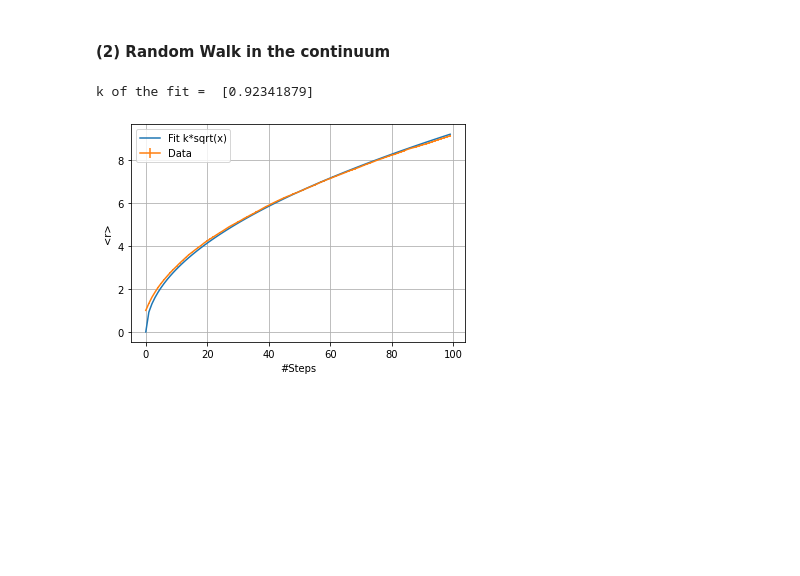
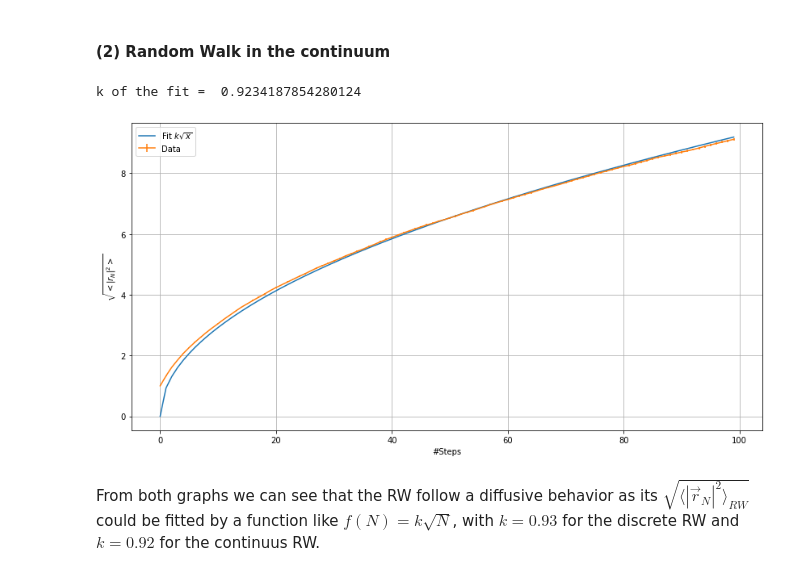
Before and after one commit to mattbona/numerical-simulation-laboratory, a Jupyter notebook: NSL-02/notebook/LSN_Exercises_02.ipynb, the cells around one changed output. Cells and saved outputs as stored; diff of their text form; code cells hidden in the pictures; blank space fills up the shorter version.

```diff
--- a/NSL-02/notebook/LSN_Exercises_02.ipynb
+++ b/NSL-02/notebook/LSN_Exercises_02.ipynb
@@ -112,22 +115,25 @@ k of the fit =  [0.92412053]
 # %% [markdown]
 #### (2) Random Walk in the continuum
 # %%
-prog_distance = np.loadtxt("../data/EX02_2(2).dat", usecols=0)
-distance_error = np.loadtxt("../data/EX02_2(2).dat", usecols=1)
+prog_distance = np.loadtxt("../results/EX02_2(2).dat", usecols=0)
+distance_error = np.loadtxt("../results/EX02_2(2).dat", usecols=1)
 N = prog_distance.size # Number of steps
 steps_number = np.arange(0,N)
 
 params, params_covariance = optimize.curve_fit(test_func, steps_number, prog_distance)
-print("k of the fit = ", params)
+print("k of the fit = ", params[0])
 
-plt.plot(steps_number, test_func(steps_number, params), label="Fit k*sqrt(x)")
+plt.figure(figsize=(14,7))
+plt.plot(steps_number, test_func(steps_number, params), label="Fit $k\sqrt{x}$")
 plt.errorbar(steps_number, prog_distance, yerr=distance_error, label="Data")
 plt.legend(loc="upper left")
 
 plt.xlabel('#Steps')
-plt.ylabel('<r>')
+plt.ylabel("$\sqrt{<|{r}_N|^2 >}$")
 plt.grid(True)
 plt.show()
 # %% [output]
-k of the fit =  [0.92341879]
+k of the fit =  0.9234187854280124
-[figure, old version]
+[figure, new version]
+# %% [markdown]
+From both graphs we can see that the RW follow a diffusive behavior as its $\sqrt{\langle |\vec{r}_N|^2 \rangle_{RW}}$ could be fitted by a function like $f(N)=k\sqrt{N}$, with $k=0.93 $ for the discrete RW and $k=0.92$ for the continuus RW.
```
Also changed, not shown: parts of 3 cells of this notebook, 3 other files.
